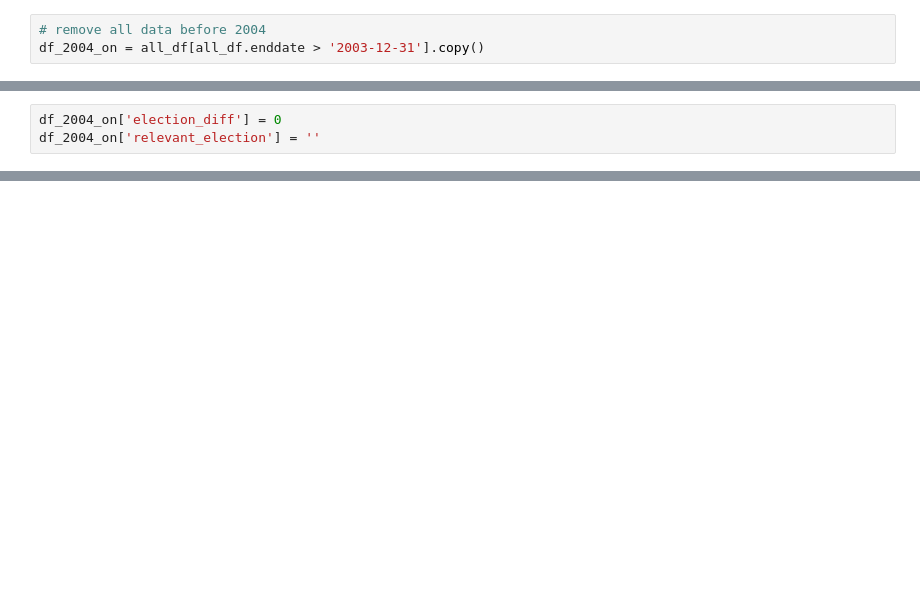
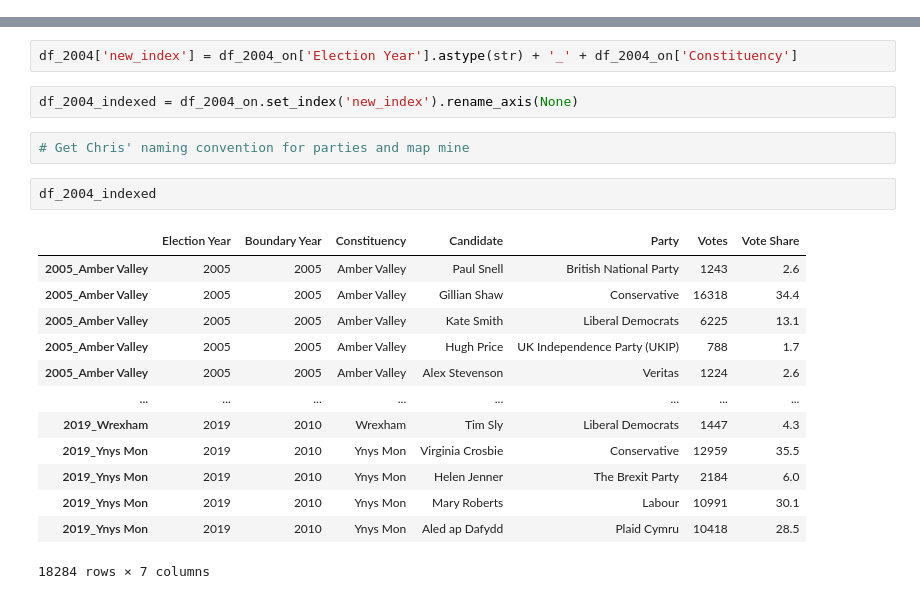
Before and after one commit to oscarhibbert/election-predictor, a Jupyter notebook: notebooks/nieksonneveld_data_cleaning.ipynb, the cells around one changed output, grey strips where cells are left out. Saved outputs shown, nothing was run; the diff lists cells and outputs as text; blank space fills up the shorter version.

```diff
--- a/notebooks/nieksonneveld_data_cleaning.ipynb
+++ b/notebooks/nieksonneveld_data_cleaning.ipynb
@@ -47,3 +16,0 @@ all_df.head()
-# %%
-# remove all data before 2004
-df_2004_on = all_df[all_df.enddate > '2003-12-31'].copy()
@@ -54,3 +16,0 @@ df_2004_on.shape
-# %%
-df_2004_on['election_diff'] = 0
-df_2004_on['relevant_election'] = ''
@@ -98,0 +53,22 @@ df_2004_on
+# %%
+df_2004['new_index'] = df_2004_on['Election Year'].astype(str) + '_' + df_2004_on['Constituency']
+# %%
+df_2004_indexed = df_2004_on.set_index('new_index').rename_axis(None)
+# %%
+# Get Chris' naming convention for parties and map mine
+# %%
+df_2004_indexed
+# %% [output]
+|  | Election Year | Boundary Year | Constituency | Candidate | Party | Votes | Vote Share |
+| 2005_Amber Valley | 2005 | 2005 | Amber Valley | Paul Snell | British National Party | 1243 | 2.6 |
+| 2005_Amber Valley | 2005 | 2005 | Amber Valley | Gillian Shaw | Conservative | 16318 | 34.4 |
+| 2005_Amber Valley | 2005 | 2005 | Amber Valley | Kate Smith | Liberal Democrats | 6225 | 13.1 |
+| 2005_Amber Valley | 2005 | 2005 | Amber Valley | Hugh Price | UK Independence Party (UKIP) | 788 | 1.7 |
+| 2005_Amber Valley | 2005 | 2005 | Amber Valley | Alex Stevenson | Veritas | 1224 | 2.6 |
+| ... | ... | ... | ... | ... | ... | ... | ... |
+| 2019_Wrexham | 2019 | 2010 | Wrexham | Tim Sly | Liberal Democrats | 1447 | 4.3 |
+| 2019_Ynys Mon | 2019 | 2010 | Ynys Mon | Virginia Crosbie | Conservative | 12959 | 35.5 |
+| 2019_Ynys Mon | 2019 | 2010 | Ynys Mon | Helen Jenner | The Brexit Party | 2184 | 6.0 |
+| 2019_Ynys Mon | 2019 | 2010 | Ynys Mon | Mary Roberts | Labour | 10991 | 30.1 |
+| 2019_Ynys Mon | 2019 | 2010 | Ynys Mon | Aled ap Dafydd | Plaid Cymru | 10418 | 28.5 |
+18284 rows × 7 columns
```
Also changed, not shown: parts of 19 cells of this notebook.
